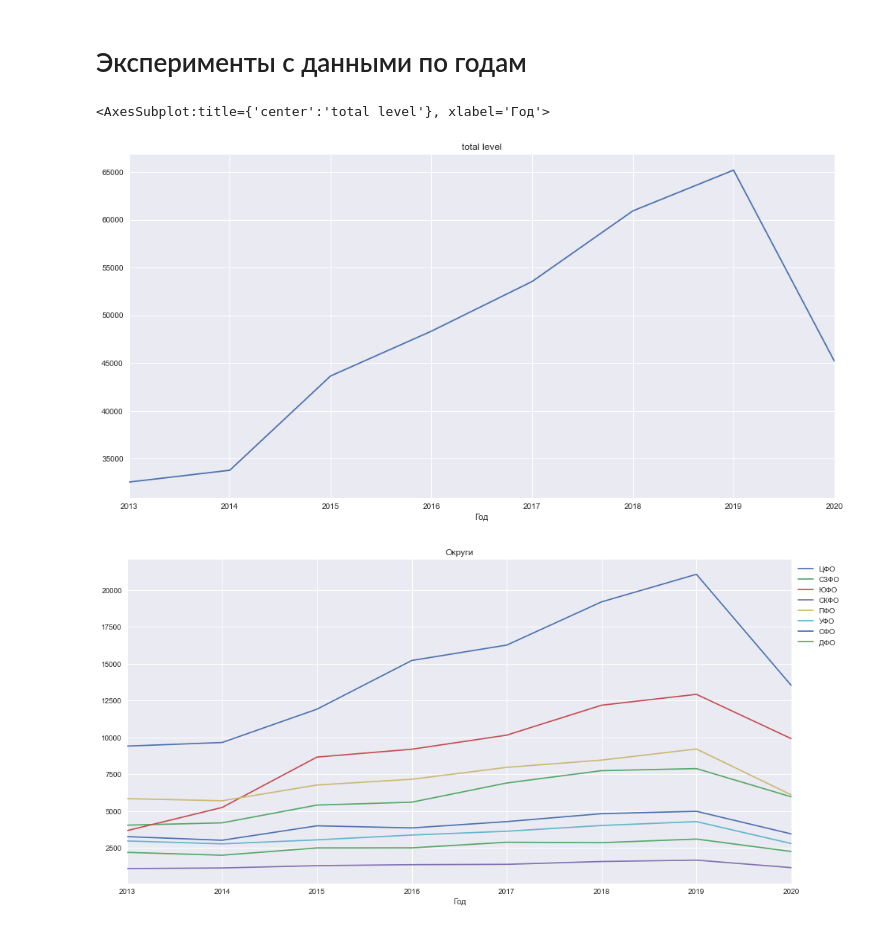
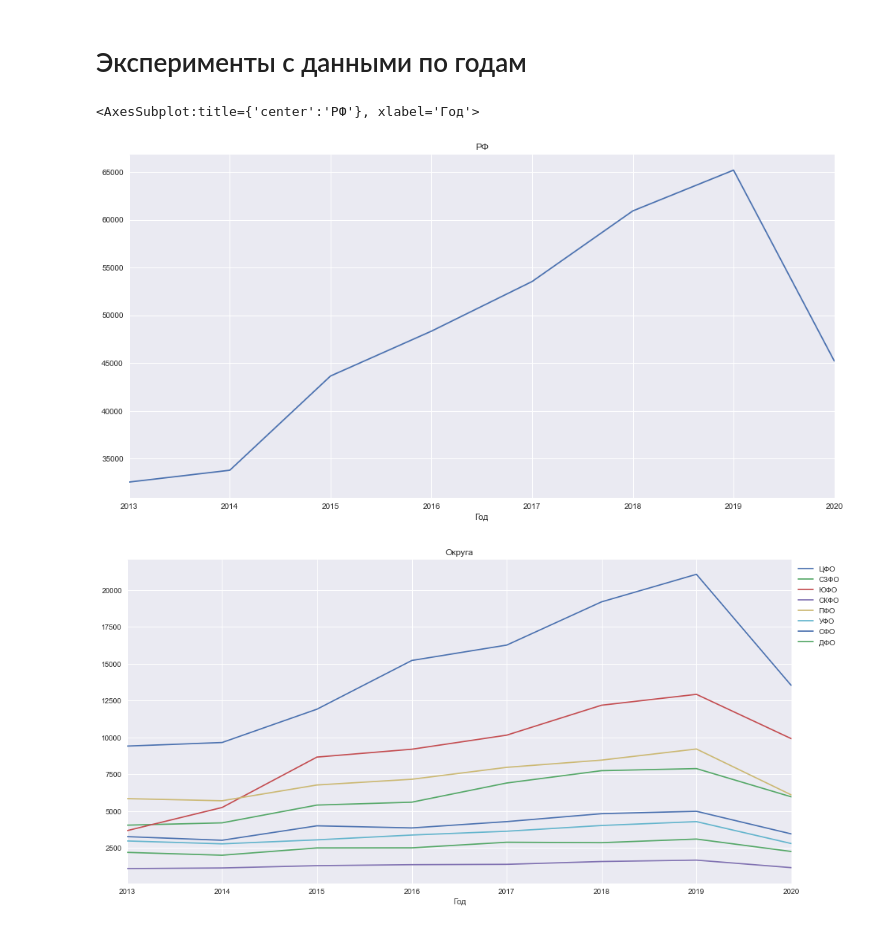
Before and after one commit to JuliaKil/tourism-hts, a Jupyter notebook: tourism.ipynb, the cells around one changed output. Cells and saved outputs as stored; diff of their text form; code cells hidden in the pictures.

```diff
--- a/tourism.ipynb
+++ b/tourism.ipynb
@@ -119,8 +124,8 @@ df_y = load_and_transform_df('data_y.csv')
 hierarchy_df_y = create_hierarchy_df(df_y, is_q=False)
 hierarchy = create_hierarchy(df_y)
 # %%
-hierarchy_df_y["total"].plot(title="total level")
+hierarchy_df_y["total"].plot(title="РФ")
 # %% [output]
-<AxesSubplot:title={'center':'total level'}, xlabel='Год'>
+<AxesSubplot:title={'center':'РФ'}, xlabel='Год'>
-[figure, old version]
+[figure, new version]
 # %%
```
Also changed, not shown: parts of 21 cells of this notebook, 1 other file.
